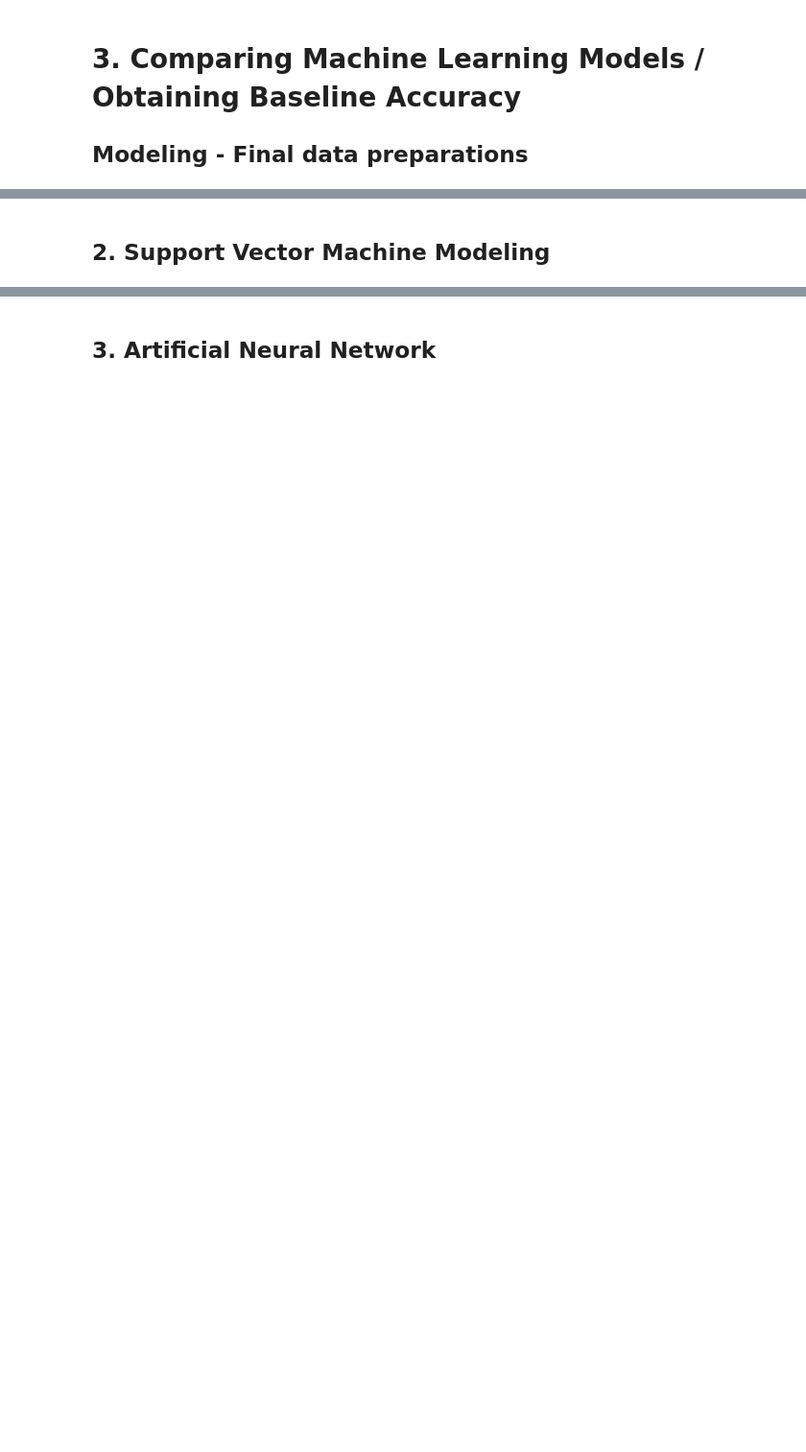
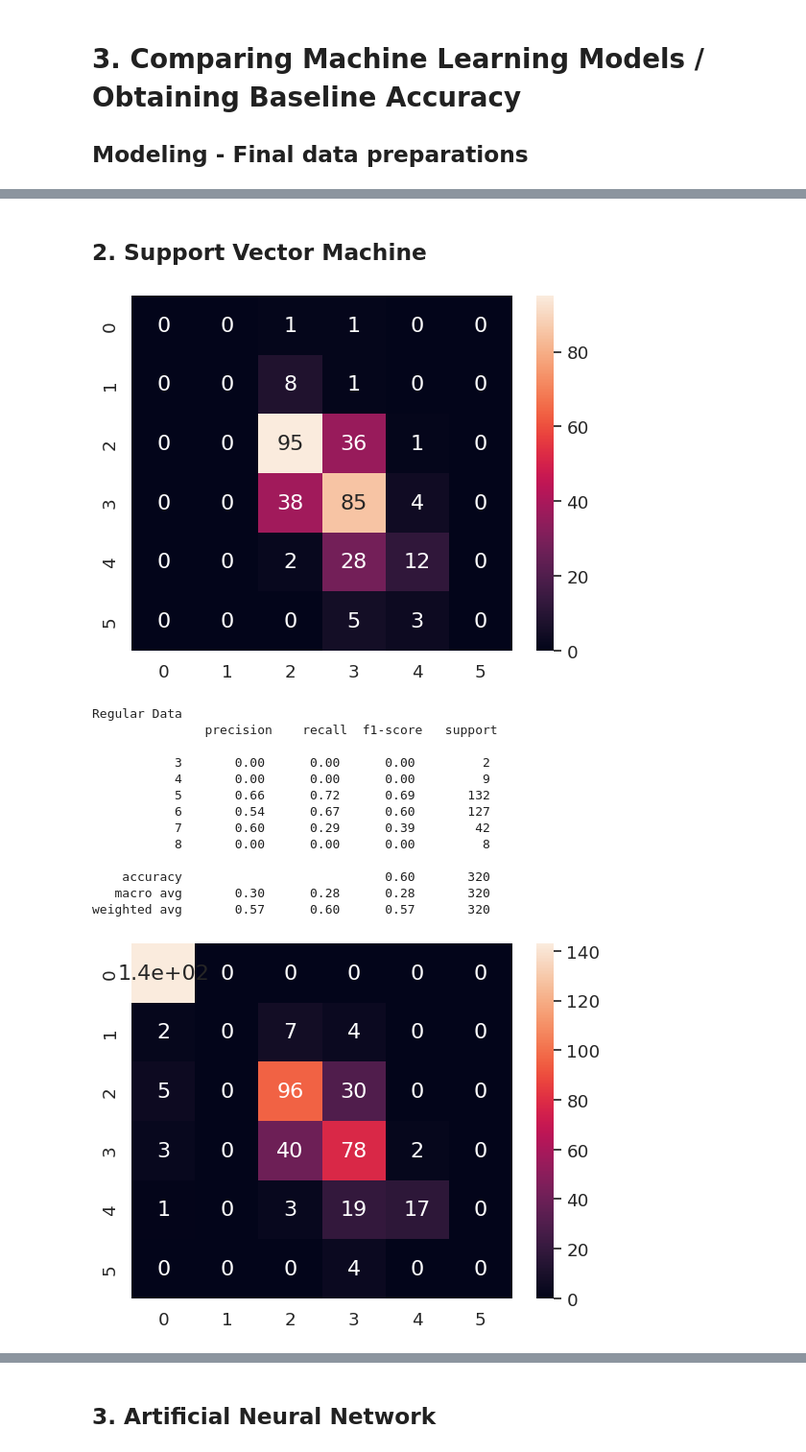
Before and after one commit to bendjko/ESE-417-Final-Project, a Jupyter notebook: FinalProject.ipynb, the cells around one changed output, grey strips where cells are left out. Shown at 96% size. Saved outputs shown, nothing was run; the diff lists cells and outputs as text; code cells hidden in the pictures; blank space fills up the shorter version.

```diff
--- a/FinalProject.ipynb
+++ b/FinalProject.ipynb
@@ -124,8 +171,7 @@ print(predScores.nlargest(11,'Score'))
 wineData = wineData.drop(['density'], axis=1)
 wineData = wineData.drop(['pH'], axis=1)
 wineData = wineData.drop(['chlorides'], axis=1)
-wineData = wineData.drop(['residual sugar'], axis=1)
-wineData
+print(wineData)
 
 X = wineData.loc[:, 'fixed acidity':'alcohol']
 y = wineData['quality']
@@ -254,36 +400,25 @@ print(clas)
 # %% [markdown]
-## 2. Support Vector Machine Modeling
+## 2. Support Vector Machine
-# %%
-wineSVM = SVC(kernel = 'rbf')
-wineSVM.fit(X_train, y_train)
-y_pred = wineSVM.predict(X_test)
-
-#Plot confusion matrix
-cm = confusion_matrix(y_test, y_pred)
-df_cm = pd.DataFrame(cm)
-sns.set(font_scale=1.2) # for label size
-sns.heatmap(df_cm, annot=True, annot_kws={"size": 16}) # font size
-plt.show()
-
-#Print classification report for rbf kernel
-clas1 = classification_report(y_test, y_pred)
-print("rbf kernel classification report: \n",clas1)
-
-#Print classification report for sigmoid kernel
-wineSVMsigmoid = SVC(kernel = 'sigmoid')
-wineSVMsigmoid.fit(X_train, y_train)
-y_pred = wineSVMsigmoid.predict(X_test)
-clas2 = classification_report(y_test, y_pred)
-print("sigmoid kernel classification report: \n", clas2)
-
-
-# Using Imputed Data
-wineSVM.fit(X_impute_train, y_impute_train)
-y_impute_pred = wineSVM.predict(X_impute_test)
-cm = confusion_matrix(y_impute_test, y_impute_pred)
-df_cm = pd.DataFrame(cm)
-sns.set(font_scale=1.2) # for label size
-sns.heatmap(df_cm, annot=True, annot_kws={"size": 16}) # font size
-plt.show()
-clas = classification_report(y_impute_test, y_impute_pred)
-print(clas)
+# %%
+wineSVM = SVC()
+clas_report(X_train, y_train, X_test, y_test, wineSVM, 'Regular Data')
+clas_report(X_over_train, y_over_train, X_over_test, y_over_test, wineSVM, 'Oversampled Data')
+clas_report(X_under_train, y_under_train, X_under_test, y_under_test, wineSVM, 'Undersampled Data')
+clas_report(X_smote_train, y_smote_train, X_smote_test, y_smote_test, wineSVM, 'SMOTE Data')
+clas_report(X_impute_train, y_impute_train, X_impute_test, y_impute_test, wineSVM, 'Imputed Data')
+# %% [output]
+[figure, added]
+Regular Data
+               precision    recall  f1-score   support
+
+           3       0.00      0.00      0.00         2
+           4       0.00      0.00      0.00         9
+           5       0.66      0.72      0.69       132
+           6       0.54      0.67      0.60       127
+           7       0.60      0.29      0.39        42
+           8       0.00      0.00      0.00         8
+
+    accuracy                           0.60       320
+   macro avg       0.30      0.28      0.28       320
+weighted avg       0.57      0.60      0.57       320
+[figure, added]
```
Also changed, not shown: parts of 39 cells of this notebook.
